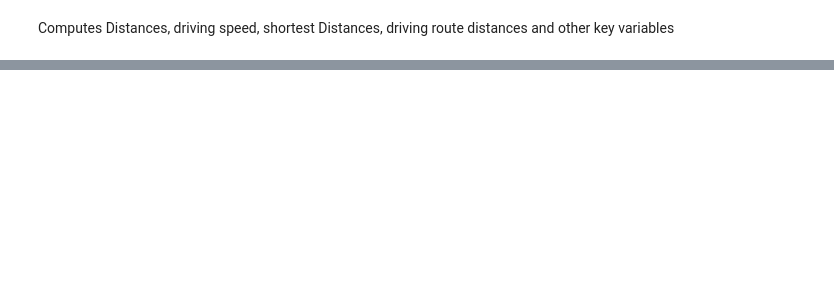
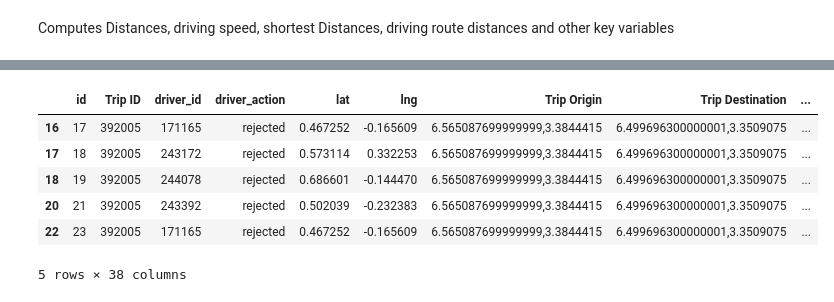
Before and after one commit to MoraaOntita/Logistic-optimization-Delivery-drivers-location-optimisation-with-Causal-Inference-, a Jupyter notebook: notebooks/features.ipynb, the cells around one changed output, grey strips where cells are left out. Drawn from its saved outputs; the diff is of its cells as text; code cells hidden in the pictures; blank space fills up the shorter version.

```diff
--- a/notebooks/features.ipynb
+++ b/notebooks/features.ipynb
@@ -366,0 +391,62 @@ print(df_merged)
+# %%
+import pandas as pd
+import numpy as np
+from geopy.distance import geodesic
+
+# Assuming your DataFrame is named df_merged
+# Adding more temporal features
+df_merged['Trip Start Time'] = pd.to_datetime(df_merged['Trip Start Time'])
+df_merged['Trip End Time'] = pd.to_datetime(df_merged['Trip End Time'])
+
+# Time Since Last Trip for Driver
+df_merged['Previous Trip End Time'] = df_merged.groupby('driver_id')['Trip End Time'].shift(1)
+df_merged['Time Since Last Trip'] = (df_merged['Trip Start Time'] - df_merged['Previous Trip End Time']).dt.total_seconds() / 3600
+
+# Trip Duration Categories
+df_merged['Trip Duration Category'] = pd.cut(df_merged['Trip Duration'], bins=[0, 15, 30, 60, np.inf], labels=['Short', 'Medium', 'Long', 'Very Long'])
+
+# Origin-Destination Popularity
+df_merged['Origin-Destination'] = df_merged['Trip Origin'] + ' to ' + df_merged['Trip Destination']
+origin_destination_counts = df_merged['Origin-Destination'].value_counts().reset_index()
+origin_destination_counts.columns = ['Origin-Destination', 'Origin-Destination Count']
+df_merged = df_merged.merge(origin_destination_counts, on='Origin-Destination', how='left')
+
+# Distance from City Center
+city_center = (0.0, 0.0)  # Replace with actual city center coordinates
+df_merged['Origin Distance to City Center'] = df_merged.apply(lambda row: geodesic((row['Origin Lat'], row['Origin Lng']), city_center).km, axis=1)
+df_merged['Destination Distance to City Center'] = df_merged.apply(lambda row: geodesic((row['Destination Lat'], row['Destination Lng']), city_center).km, axis=1)
+
+# Driver Acceptance Rate
+driver_acceptance_rate = df_merged.groupby('driver_id')['driver_action'].apply(lambda x: (x == 'accepted').mean()).reset_index().rename(columns={'driver_action': 'Acceptance Rate'})
+df_merged = df_merged.merge(driver_acceptance_rate, on='driver_id', how='left')
+
+# Driver Experience
+driver_experience = df_merged.groupby('driver_id').size().reset_index().rename(columns={0: 'Driver Experience'})
+df_merged = df_merged.merge(driver_experience, on='driver_id', how='left')
+
+# Driver's Average Trip Distance
+driver_avg_trip_distance = df_merged.groupby('driver_id')['Trip Distance'].mean().reset_index().rename(columns={'Trip Distance': 'Avg Trip Distance'})
+df_merged = df_merged.merge(driver_avg_trip_distance, on='driver_id', how='left')
+
+# Driver's Average Trip Duration
+driver_avg_trip_duration = df_merged.groupby('driver_id')['Trip Duration'].mean().reset_index().rename(columns={'Trip Duration': 'Avg Trip Duration'})
+df_merged = df_merged.merge(driver_avg_trip_duration, on='driver_id', how='left')
+
+# Driver's Average Speed
+driver_avg_speed = df_merged.groupby('driver_id')['Average Speed'].mean().reset_index().rename(columns={'Average Speed': 'Avg Speed'})
+df_merged = df_merged.merge(driver_avg_speed, on='driver_id', how='left')
+
+# Drop potential infinite or NaN values resulting from division
+df_merged.replace([np.inf, -np.inf], np.nan, inplace=True)
+df_merged.dropna(inplace=True)
+
+# Display the first few rows to check the new features
+df_merged.head()
+# %% [output]
+|  | id | Trip ID | driver_id | driver_action | lat | lng | Trip Origin | Trip Destination | ... |
+| 16 | 17 | 392005 | 171165 | rejected | 0.467252 | -0.165609 | 6.565087699999999,3.3844415 | 6.499696300000001,3.3509075 | ... |
+| 17 | 18 | 392005 | 243172 | rejected | 0.573114 | 0.332253 | 6.565087699999999,3.3844415 | 6.499696300000001,3.3509075 | ... |
+| 18 | 19 | 392005 | 244078 | rejected | 0.686601 | -0.144470 | 6.565087699999999,3.3844415 | 6.499696300000001,3.3509075 | ... |
+| 20 | 21 | 392005 | 243392 | rejected | 0.502039 | -0.232383 | 6.565087699999999,3.3844415 | 6.499696300000001,3.3509075 | ... |
+| 22 | 23 | 392005 | 171165 | rejected | 0.467252 | -0.165609 | 6.565087699999999,3.3844415 | 6.499696300000001,3.3509075 | ... |
+5 rows × 38 columns
```
Also changed, not shown: parts of 24 cells of this notebook, 6 other files.
